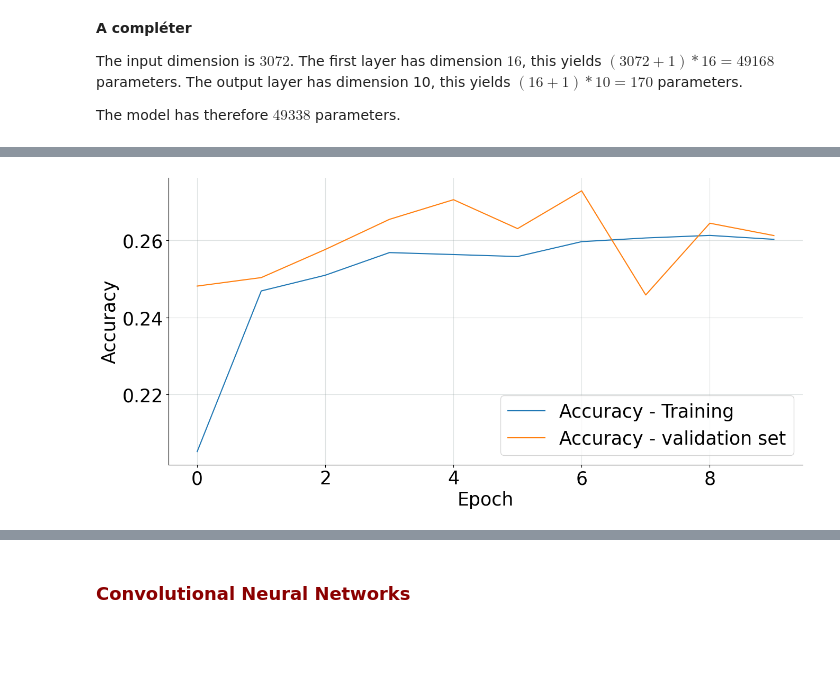
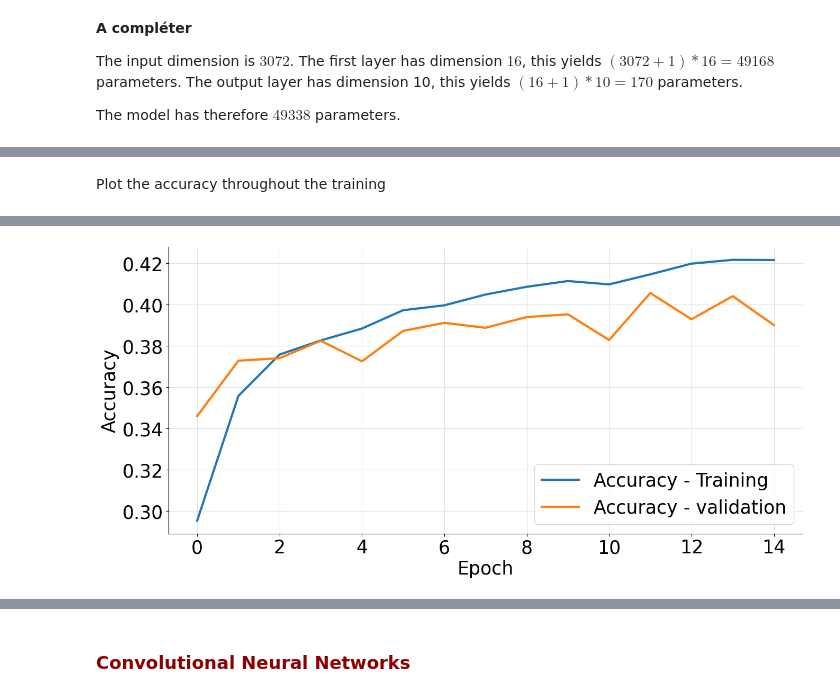
Before and after one commit to jeremiedecock/ateliers-algos, a Jupyter notebook: seq04/seq_04_cnn_answers.ipynb, the cells around one changed output, grey strips where cells are left out. Saved outputs shown, nothing was run; the diff lists cells and outputs as text; code cells hidden in the pictures; blank space fills up the shorter version.

```diff
--- a/seq04/seq_04_cnn_answers.ipynb
+++ b/seq04/seq_04_cnn_answers.ipynb
@@ -113,8 +107,8 @@ model_ffnn.add(Flatten(input_shape=(32, 32, 3)))
 # A compléter
 # Ajouter une couche cachée de dimension 16 et de fonction d'activation RELU
 ####
-model_ffnn.add(Dense(16, activation='relu'))
-model_ffnn.add(Dense(10, activation='softmax'))
+model_ffnn.add(Dense(16, activation='sigmoid'))
+model_ffnn.add(Dense(10))
 # %% [markdown]
 How many parameters have to be trained in this model ?
 # %% [markdown]
@@ -146,8 +140,14 @@ _________________________________________________________________
 # %%
-model_ffnn.compile(optimizer='adam',
-              loss=tf.keras.losses.SparseCategoricalCrossentropy(from_logits=True),
-              metrics=['accuracy'])
+model_ffnn.compile(
+    optimizer='adam',
+    loss=tf.keras.losses.SparseCategoricalCrossentropy(from_logits=True),
+    metrics=['accuracy']
+)
 
-history = model_ffnn.fit(train_images, train_labels, epochs=15,
-                    validation_data=(test_images, test_labels))
+history = model_ffnn.fit(
+    train_images,
+    train_labels,
+    epochs=15,
+    validation_data=(test_images, test_labels)
+)
 # %% [output]
@@ -194,6 +171,8 @@ history.history
+# %% [markdown]
+Plot the accuracy throughout the training
 # %%
-plt.plot(history.history['accuracy'], label='Accuracy - Training')
-plt.plot(history.history['val_accuracy'], label = 'Accuracy - validation set')
+plt.plot(history.history['accuracy'], lw=3, label='Accuracy - Training')
+plt.plot(history.history['val_accuracy'], lw=3, label = 'Accuracy - validation')
 plt.xlabel('Epoch')
 plt.ylabel('Accuracy')
 plt.legend(loc='lower right')
@@ -204 +183 @@ test_loss, test_acc = model_ffnn.evaluate(test_images,  test_labels, verbose=2)
-[figure, old version]
+[figure, new version]
```
Also changed, not shown: parts of 52 cells of this notebook, 1 other file.
